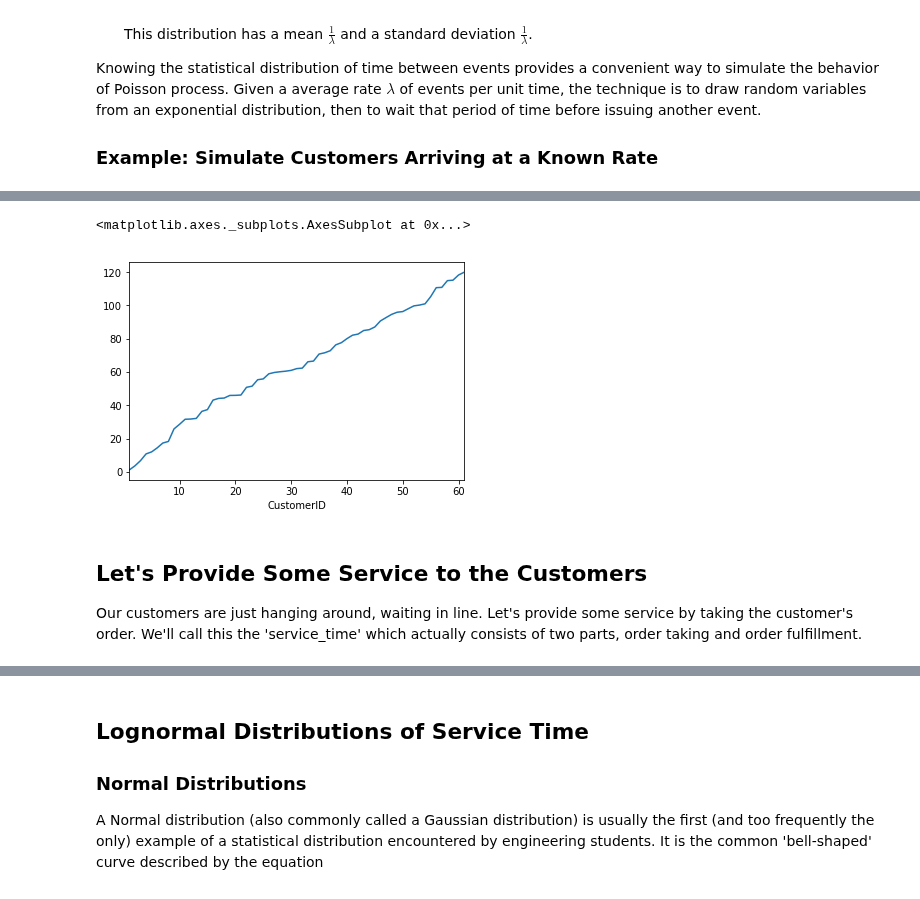
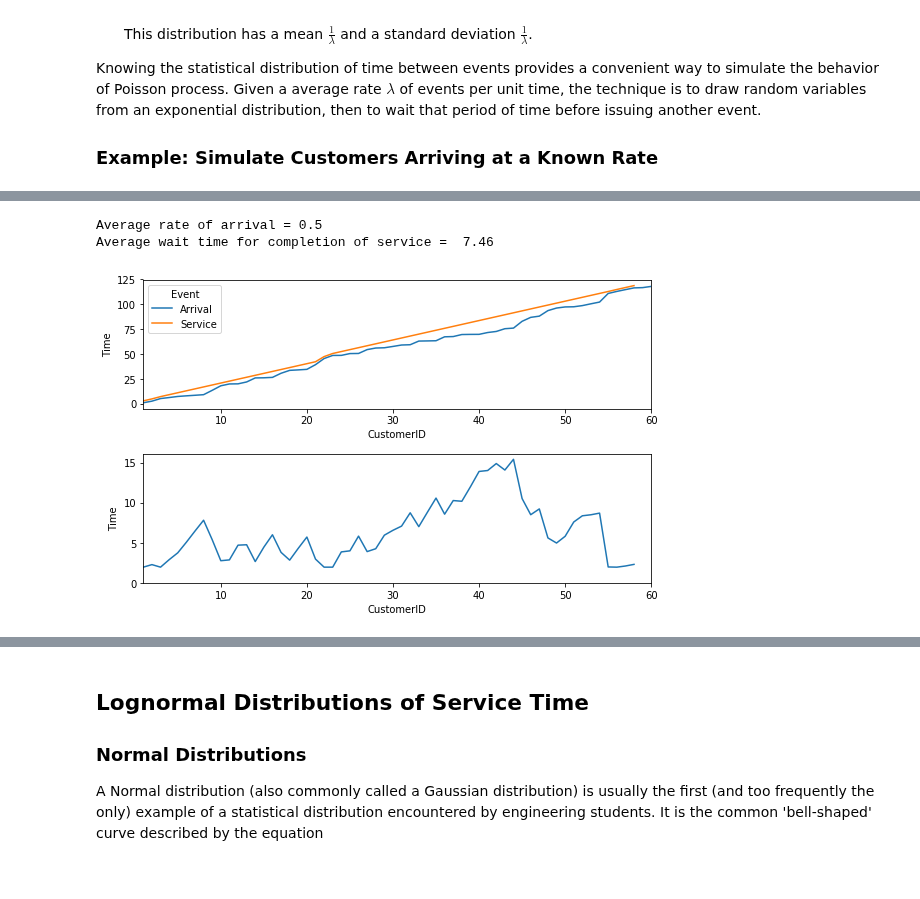
Before and after one commit to jckantor/CBE40455, a Jupyter notebook: notebooks/Queuing Systems.ipynb, the cells around one changed output, grey strips where cells are left out. Cells and saved outputs as stored; diff of their text form; code cells hidden in the pictures.

```diff
--- a/notebooks/Queuing Systems.ipynb
+++ b/notebooks/Queuing Systems.ipynb
@@ -54,39 +62,64 @@ df['Time'].plot(kind='line')
 # %%
 %matplotlib inline
 import matplotlib.pyplot as plt
 import random
 import simpy
 import pandas as pd
 
-rate = 1/2  # customers per minute
+rate = 1/2            # customers per minute
+service_time = 1.95    # service time
 
 env = simpy.Environment()
 customer_queue = simpy.Store(env)
 
 log = []
 
 def customer_arrival(env,rate):
     n = 1
     while True:
         yield env.timeout(random.expovariate(rate))
         yield customer_queue.put(n)
         log.append([n, env.now, 'Arrival'])
         n += 1
 
+def customer_service(env):
+    while True:
+        n = yield customer_queue.get()
+        yield env.timeout(service_time)
+        log.append([n, env.now, 'Service'])
+
 env.process(customer_arrival(env,rate))
+env.process(customer_service(env))
 env.run(120)
 
 # process log
 
 df = pd.DataFrame(log, columns = ['CustomerID','Time','Event'])
 df = df.set_index('CustomerID')
-df.head()
+df = df.pivot(columns='Event',values='Time')
 
-df['Time'].plot(kind='line')
+# plot log
+
+plt.figure(figsize=(8,5))
+ax1 = plt.subplot(2,1,1)
+df.plot(ax = ax1, kind='line')
+ax1.set_ylabel('Time')
+
+df['Wait'] = df['Service'] - df['Arrival']
+ax2 = plt.subplot(2,1,2)
+df['Wait'].plot(ax=ax2)
+ax2.set_ylim(ymin=0)
+ax2.set_ylabel('Time')
+
+plt.tight_layout()
+
+# key performance measures
+
+df['Wait'] = (df['Service']-df['Arrival']).mean()
+rlambda = 1/df['Arrival'].diff().mean()
+print('Average rate of arrival =', round(rlambda,2))
+print('Average wait time for completion of service = ', round(W,2))
 # %% [output]
-<matplotlib.axes._subplots.AxesSubplot at 0x...>
+Average rate of arrival = 0.5
+Average wait time for completion of service =  7.46
-[figure, old version]
+[figure, new version]
-# %% [markdown]
-## Let's Provide Some Service to the Customers
-
-Our customers are just hanging around, waiting in line.  Let's provide some service by taking the customer's order.  We'll call this the 'service_time' which actually consists of two parts, order taking and order fulfillment.
```
Also changed, not shown: parts of 14 cells of this notebook.
